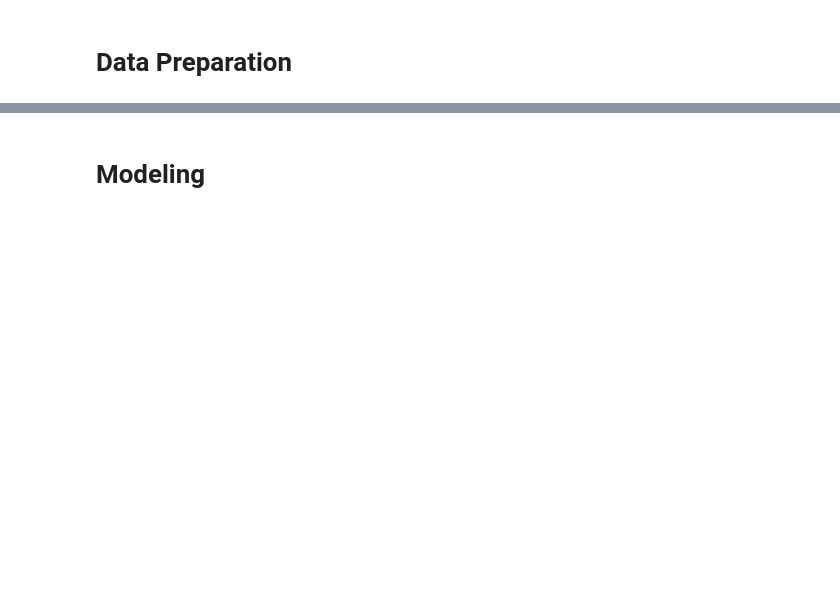
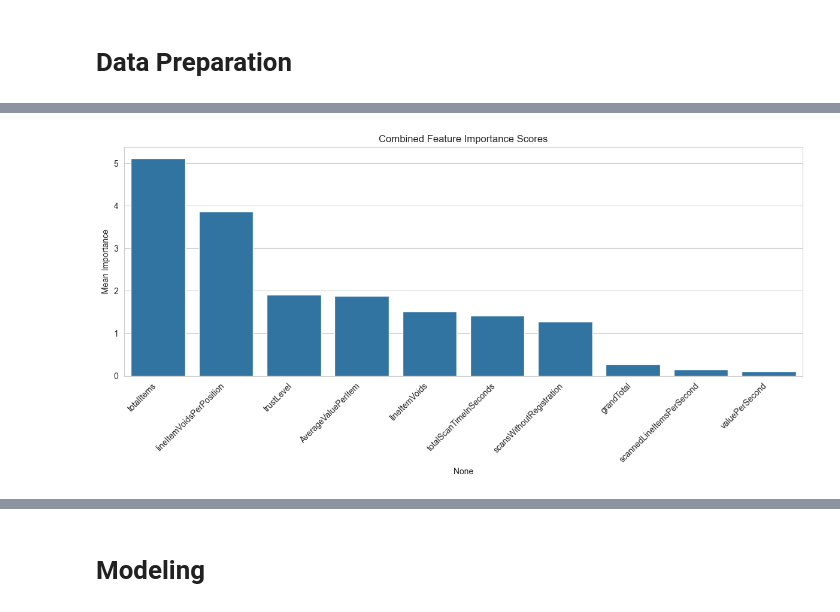
Before and after one commit to Jibincodes/AnalyticsProject2025, a Jupyter notebook: src/analysis.ipynb, the cells around one changed output, grey strips where cells are left out. Cells and saved outputs as stored; diff of their text form; code cells hidden in the pictures; blank space fills up the shorter version.

Commit message:
Feature selection, modeling

```diff
--- a/src/analysis.ipynb
+++ b/src/analysis.ipynb
@@ -1036,0 +1215,17 @@ Balanced test set distribution: Counter({1: 828, 0: 828})
+# %%
+# --- 7. Get combined set of features from all models' top 10 ---
+all_top_features = set()
+for features in top_features_by_model.values():
+    all_top_features.update(features.index)
+
+# --- 8. Calculate combined importance scores for these features ---
+importance_df = pd.concat(all_importances, axis=1)
+importance_df['Mean Importance'] = importance_df.mean(axis=1)
+importance_df['Std Importance'] = importance_df.std(axis=1)
+importance_df['Model Count'] = (importance_df.iloc[:, :4] > 0).sum(axis=1)
+
+# Filter for features that were in any model's top 10
+combined_scores = importance_df.loc[list(all_top_features)].sort_values('Mean Importance', ascending=False)
+
+print("\nCombined Scores for Top Features:")
+print(combined_scores)
@@ -1036,0 +1250,11 @@ Balanced test set distribution: Counter({1: 828, 0: 828})
+# %%
+# --- 9. Visualization ---
+# Plot combined importance scores
+plt.figure(figsize=(12, 6))
+sns.barplot(x=combined_scores.index, y='Mean Importance', data=combined_scores)
+plt.xticks(rotation=45, ha='right')
+plt.title('Combined Feature Importance Scores')
+plt.tight_layout()
+plt.show()
+# %% [output]
+[figure, added]
```
Also changed, not shown: parts of 25 cells of this notebook.
